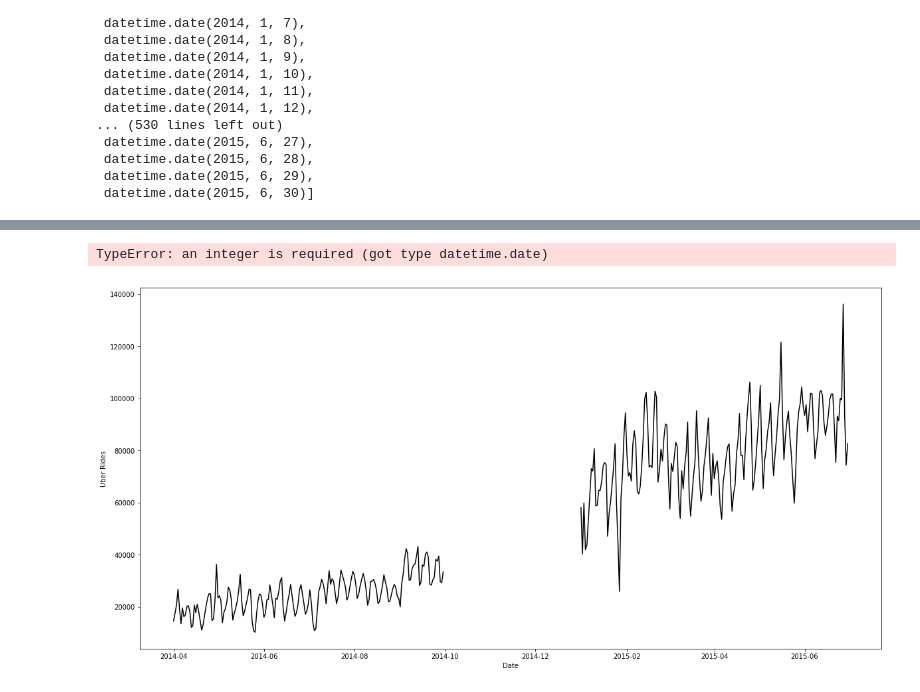
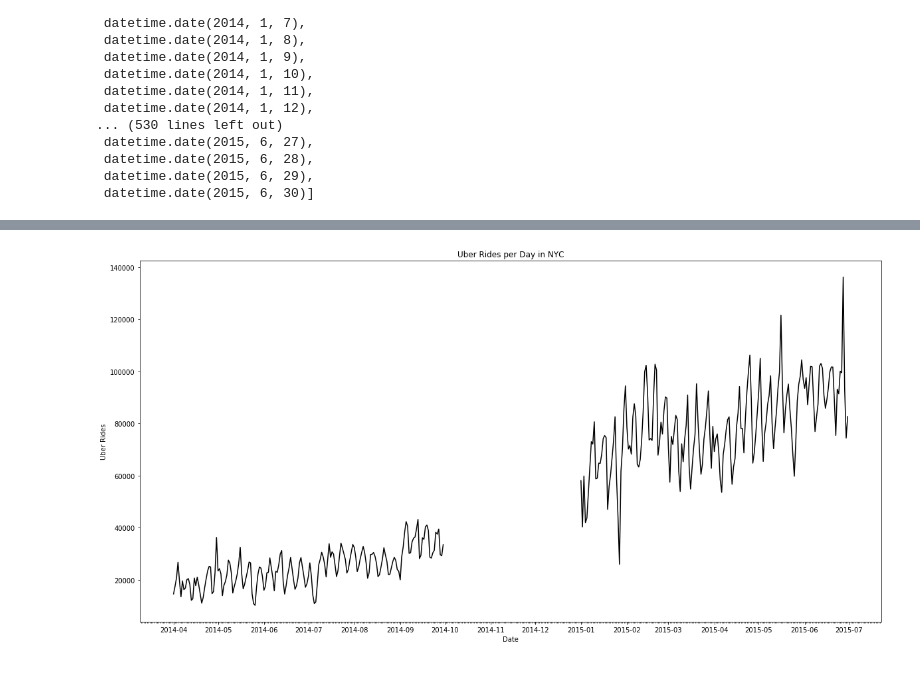
Before and after one commit to monrjones/Project-I, a Jupyter notebook: Final Plots Betsy-Copy1.ipynb, the cells around one changed output, grey strips where cells are left out. Drawn from its saved outputs; the diff is of its cells as text; code cells hidden in the pictures.

```diff
--- a/Final Plots Betsy-Copy1.ipynb
+++ b/Final Plots Betsy-Copy1.ipynb
@@ -171,30 +182,29 @@ plt.show()
 # %%
 # uber plot
 
 fig, ax1 = plt.subplots(figsize=(20, 10))
 ax1.plot(dates_list, alldataclean_df["Uber Ride Count"], color='black')
 ax1.set_xlabel('Date')
 ax1.set_ylabel('Uber Rides')
 
 # labeling
 years = mdates.YearLocator() # every year
 months = mdates.MonthLocator()
 days = mdates.DayLocator() # every month
 yearsFmt = mdates.DateFormatter('%Y-%m')
 
 
-ax.xaxis.set_major_locator(months)
-ax.xaxis.set_major_formatter(yearsFmt)
-ax.xaxis.set_minor_locator(days)
+ax1.xaxis.set_major_locator(months)
+ax1.xaxis.set_major_formatter(yearsFmt)
+ax1.xaxis.set_minor_locator(days)
 
-datemin = datetime(dates_list[0])
-datemax = datetime(dates_list[len(dates_list)-1])
-ax.set_xlim(datemin, datemax)
+# datemin = datetime(dates_list[0])
+# datemax = datetime(dates_list[len(dates_list)-1])
+# ax.set_xlim(datemin, datemax)
 
 
 # displaying plot
-ax1.title('Uber Rides per Day in NYC')
+plt.title('Uber Rides per Day in NYC')
 plt.show()
 # %% [output]
-TypeError: an integer is required (got type datetime.date)
-[figure, old version]
+[figure, new version]
```
Also changed, not shown: parts of 8 cells of this notebook.
